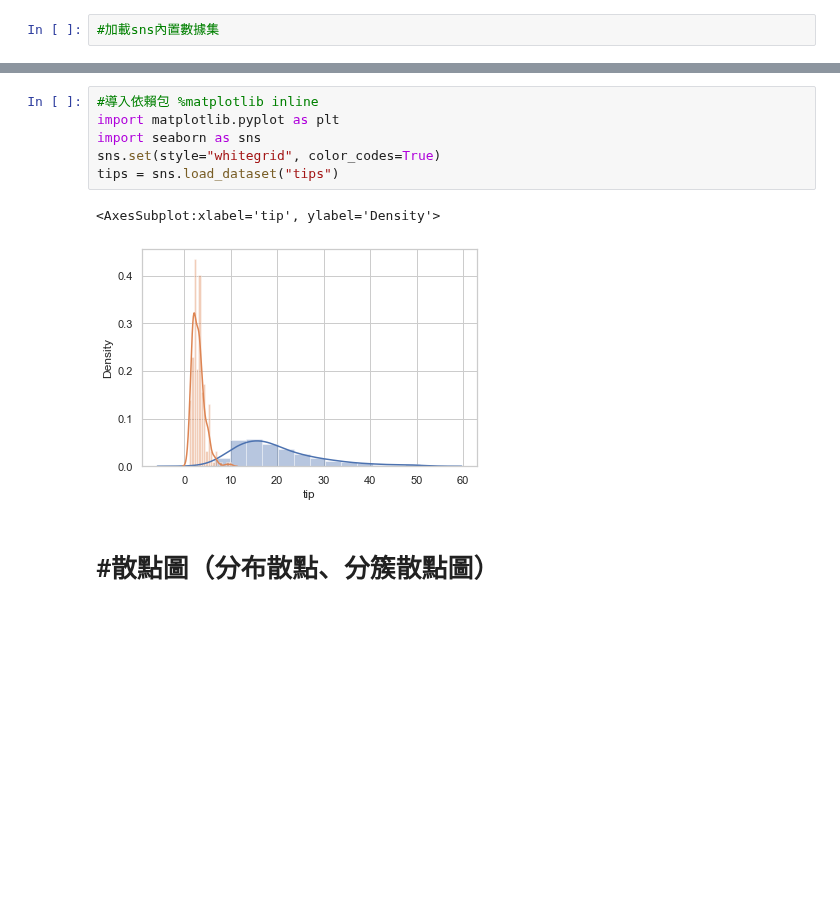
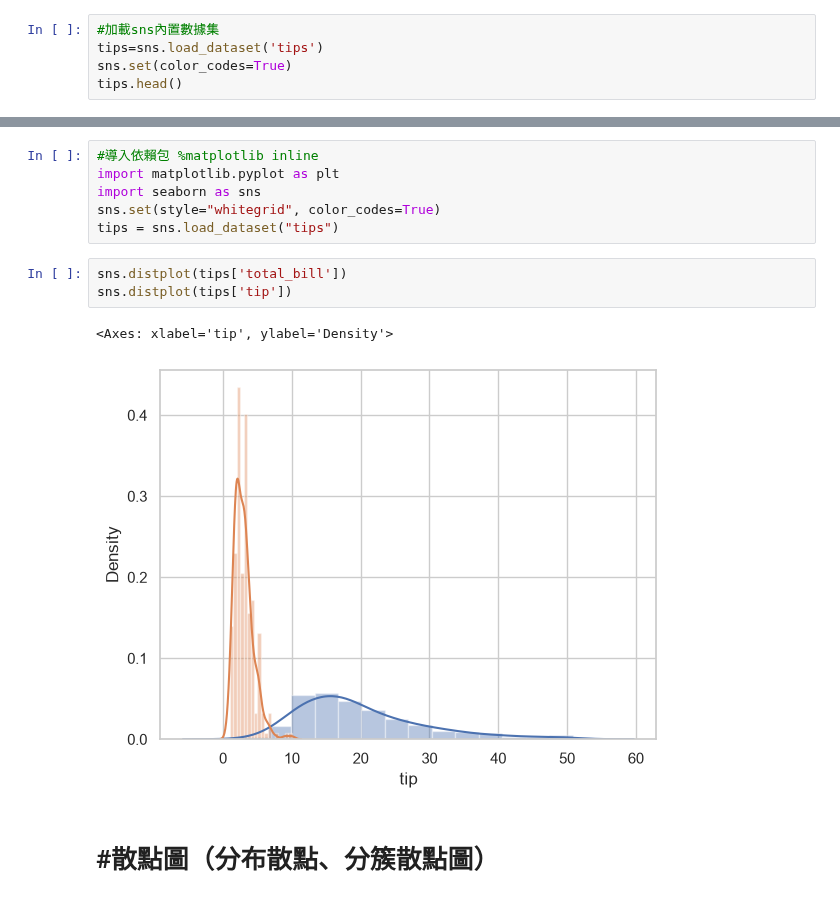
Before and after one commit to amyyychiang2/IMLP, a Jupyter notebook: Python course/Unit02/2.4.2_Seaborn數據視覺化.ipynb, the cells around one changed output, grey strips where cells are left out. Saved outputs shown, nothing was run; the diff lists cells and outputs as text; blank space fills up the shorter version.

```diff
--- a/Python course/Unit02/2.4.2_Seaborn數據視覺化.ipynb
+++ b/Python course/Unit02/2.4.2_Seaborn數據視覺化.ipynb
@@ -22,6 +22,9 @@ Load a dataset from the online repository (requires internet).<br>
 kws : dict, optional Passed to pandas.read_csv
 # %%
 #加載sns內置數據集
+tips=sns.load_dataset('tips')
+sns.set(color_codes=True)
+tips.head()
 # %% [output]
 |  | total_bill | tip | sex | smoker | day | time | size |
 | 0 | 16.99 | 1.01 | Female | No | Sun | Dinner | 2 |
@@ -138,9 +177,11 @@ import seaborn as sns
 sns.set(style="whitegrid", color_codes=True)
 tips = sns.load_dataset("tips")
 # %%
+sns.distplot(tips['total_bill'])
+sns.distplot(tips['tip'])
 # %% [output]
-<AxesSubplot:xlabel='tip', ylabel='Density'>
+<Axes: xlabel='tip', ylabel='Density'>
-[figure, old version]
+[figure, new version]
 # %% [markdown]
 # #散點圖（分布散點、分簇散點圖）
 # %%
```
Also changed, not shown: parts of 39 cells of this notebook, 7 other files.
